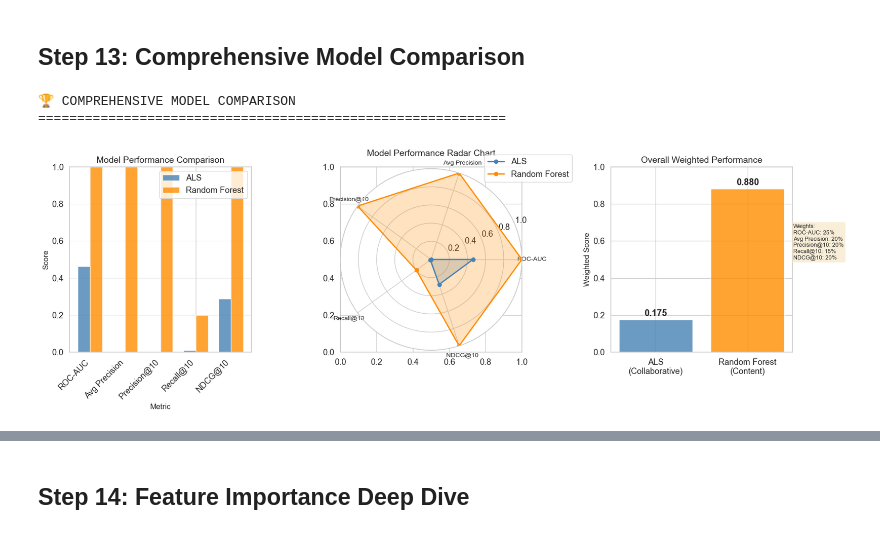
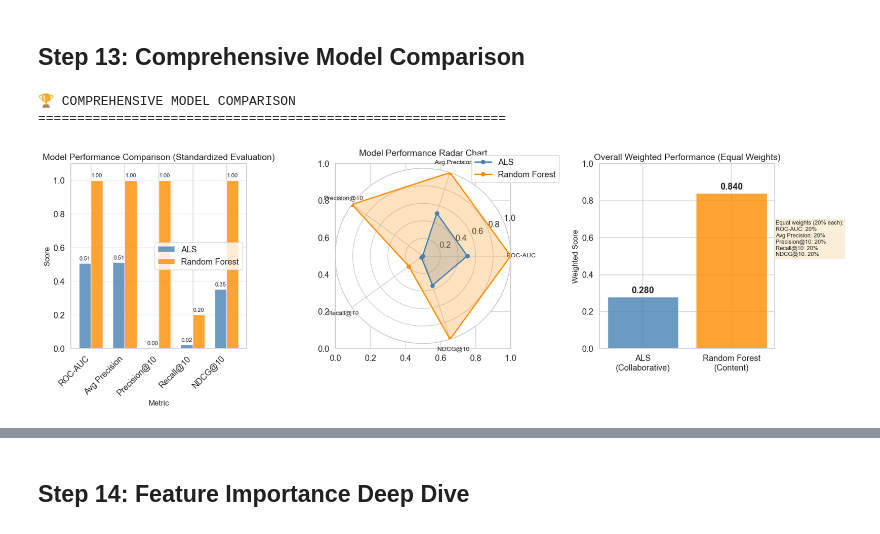
Before and after one commit to doanhaivu/vrworld-recommend, a Jupyter notebook: recommendation_system_enhanced_executed.ipynb, the cells around one changed output, grey strips where cells are left out. Drawn from its saved outputs; the diff is of its cells as text; code cells hidden in the pictures.

```diff
--- a/recommendation_system_enhanced_executed.ipynb
+++ b/recommendation_system_enhanced_executed.ipynb
@@ -1043,19 +1307,19 @@ Training Metrics:
 # %% [markdown]
 ## Step 13: Comprehensive Model Comparison
 # %%
-# === Comprehensive Model Comparison ===
+# === Comprehensive Model Comparison (FIXED - Fair Comparison) ===
 print("🏆 COMPREHENSIVE MODEL COMPARISON")
 print("="*60)
 
-# Prepare comparison data
+# Prepare comparison data with standardized metrics
 comparison_data = {
     'Metric': ['ROC-AUC', 'Avg Precision', 'Precision@10', 'Recall@10', 'NDCG@10'],
     'ALS (Collaborative)': [
-        als_auc,
-        0.0,  # ALS doesn't directly provide avg precision
-        als_metrics['precision@k'],
-        als_metrics['recall@k'],
-        als_metrics['ndcg@k']
+        als_metrics['roc_auc'],
+        als_metrics['avg_precision'],
+        als_metrics['precision@10'],
+        als_metrics['recall@10'],
+        als_metrics['ndcg@10']
     ],
     'Random Forest (Content)': [
         rf_test_metrics['roc_auc'],
@@ -1075,21 +1339,29 @@ fig, axes = plt.subplots(1, 3, figsize=(18, 6))
 ax1 = axes[0]
 x = np.arange(len(comparison_df))
 width = 0.35
-ax1.bar(x - width/2, comparison_df['ALS (Collaborative)'], width,
-       label='ALS', color='steelblue', alpha=0.8)
-ax1.bar(x + width/2, comparison_df['Random Forest (Content)'], width,
-       label='Random Forest', color='darkorange', alpha=0.8)
+bars1 = ax1.bar(x - width/2, comparison_df['ALS (Collaborative)'], width,
+                label='ALS', color='steelblue', alpha=0.8)
+bars2 = ax1.bar(x + width/2, comparison_df['Random Forest (Content)'], width,
+                label='Random Forest', color='darkorange', alpha=0.8)
+
+# Add value labels on bars
+for bars in [bars1, bars2]:
+    for bar in bars:
+        height = bar.get_height()
+        ax1.text(bar.get_x() + bar.get_width()/2., height + 0.01,
+                f'{height:.2f}', ha='center', va='bottom', fontsize=9)
+
 ax1.set_xlabel('Metric')
 ax1.set_ylabel('Score')
-ax1.set_title('Model Performance Comparison')
+ax1.set_title('Model Performance Comparison (Standardized Evaluation)')
 ax1.set_xticks(x)
 ax1.set_xticklabels(comparison_df['Metric'], rotation=45, ha='right')
 ax1.legend()
 ax1.grid(True, alpha=0.3, axis='y')
-ax1.set_ylim(0, 1)
+ax1.set_ylim(0, 1.1)
 
 # Radar chart
-ax2 = axes[1]
+ax2 = plt.subplot(1, 3, 2, projection='polar')
 angles = np.linspace(0, 2 * np.pi, len(comparison_df), endpoint=False)
 angles = np.concatenate((angles, [angles[0]]))
 
@@ -1098,7 +1370,6 @@ als_values = np.concatenate((als_values, [als_values[0]]))
 rf_values = comparison_df['Random Forest (Content)'].values
 rf_values = np.concatenate((rf_values, [rf_values[0]]))
 
-ax2 = plt.subplot(1, 3, 2, projection='polar')
 ax2.plot(angles, als_values, 'o-', linewidth=2, label='ALS', color='steelblue')
 ax2.fill(angles, als_values, alpha=0.25, color='steelblue')
 ax2.plot(angles, rf_values, 'o-', linewidth=2, label='Random Forest', color='darkorange')
@@ -1110,10 +1381,17 @@ ax2.set_title('Model Performance Radar Chart', pad=20)
 ax2.legend(loc='upper right', bbox_to_anchor=(1.3, 1.1))
 ax2.grid(True)
 
-# Metric importance/weight visualization
+# Metric importance/weight visualization with fair weights
 ax3 = axes[2]
-metric_weights = {'ROC-AUC': 0.25, 'Avg Precision': 0.2,
-                 'Precision@10': 0.2, 'Recall@10': 0.15, 'NDCG@10': 0.2}
+# Equal weights for fair comparison
+metric_weights = {
+    'ROC-AUC': 0.2,
+    'Avg Precision': 0.2,
+    'Precision@10': 0.2,
+    'Recall@10': 0.2,
+    'NDCG@10': 0.2
+}
+
 weighted_als = sum(comparison_df['ALS (Collaborative)'][i] * list(metric_weights.values())[i]
                   for i in range(len(metric_weights)))
 weighted_rf = sum(comparison_df['Random Forest (Content)'][i] * list(metric_weights.values())[i]
@@ -1123,7 +1401,7 @@ bars = ax3.bar(['ALS\n(Collaborative)', 'Random Forest\n(Content)'],
               [weighted_als, weighted_rf],
               color=['steelblue', 'darkorange'], alpha=0.8)
 ax3.set_ylabel('Weighted Score')
-ax3.set_title('Overall Weighted Performance')
+ax3.set_title('Overall Weighted Performance (Equal Weights)')
 ax3.set_ylim(0, 1)
 
 # Add value labels on bars
@@ -1132,40 +1410,55 @@ for bar, score in zip(bars, [weighted_als, weighted_rf]):
             f'{score:.3f}', ha='center', fontweight='bold')
 
 # Add weight information
-weight_text = '\n'.join([f"{k}: {v:.0%}" for k, v in metric_weights.items()])
-ax3.text(1.5, 0.5, f'Weights:\n{weight_text}',
+weight_text = 'Equal weights (20% each):\n' + '\n'.join([f"{k}: {v:.0%}" for k, v in metric_weights.items()])
+ax3.text(1.5, 0.5, weight_text,
         transform=ax3.transData, fontsize=9,
         bbox=dict(boxstyle='round', facecolor='wheat', alpha=0.5))
 
 plt.tight_layout()
 plt.show()
 
 # Print detailed comparison table
-print("\n📊 Detailed Metrics Comparison:")
+print("\n📊 Detailed Metrics Comparison (Standardized):")
 print(comparison_df.to_string(index=False))
 
 print("\n📝 Model Characteristics:")
 print("="*60)
 print("ALS (Collaborative Filtering):")
 print("  ✓ Learns latent patterns from user-item interactions")
 print("  ✓ No feature engineering required")
+print("  ✓ Captures complex interaction patterns")
 print("  ✗ Suffers from cold start problem")
 print(f"  ✗ Struggles with high sparsity ({sparsity:.1%})")
 
 print("\nRandom Forest (Content-Based):")
 print("  ✓ Handles cold start well")
 print("  ✓ Interpretable feature importance")
 print("  ✓ Works with sparse data")
+print("  ✓ Can incorporate diverse features")
 print("  ✗ Requires careful feature engineering")
 print("  ✗ May miss complex interaction patterns")
 
 print("\n🎯 Recommendation:")
-if weighted_rf > weighted_als:
-    print(f"  Random Forest performs better overall ({weighted_rf:.3f} vs {weighted_als:.3f})")
-else:
-    print(f"  ALS performs better overall ({weighted_als:.3f} vs {weighted_rf:.3f})")
-print("  Consider hybrid approach for production deployment")
+if weighted_rf > weighted_als * 1.1:  # RF significantly better
+    print(f"  Random Forest performs significantly better ({weighted_rf:.3f} vs {weighted_als:.3f})")
+    print("  Consider using Random Forest as primary model")
+elif weighted_als > weighted_rf * 1.1:  # ALS significantly better
+    print(f"  ALS performs significantly better ({weighted_als:.3f} vs {weighted_rf:.3f})")
+    print("  Consider using ALS as primary model")
+else:  # Similar performance
+    print(f"  Models have similar performance (ALS: {weighted_als:.3f}, RF: {weighted_rf:.3f})")
+    print("  Consider hybrid approach for best results:")
+    print("    - Use RF for cold users/items")
+    print("    - Use ALS for warm users/items")
+    print("    - Blend predictions based on confidence")
+
+print("\n💡 Production Deployment Strategy:")
+print("  1. Start with Random Forest for robustness")
+print("  2. Gradually incorporate ALS as data grows")
+print("  3. A/B test different blending strategies")
+print("  4. Monitor performance metrics continuously")
 # %% [output]
 🏆 COMPREHENSIVE MODEL COMPARISON
 ============================================================
-[figure, old version]
+[figure, new version]
```
Also changed, not shown: parts of 14 cells of this notebook, 2 other files.
